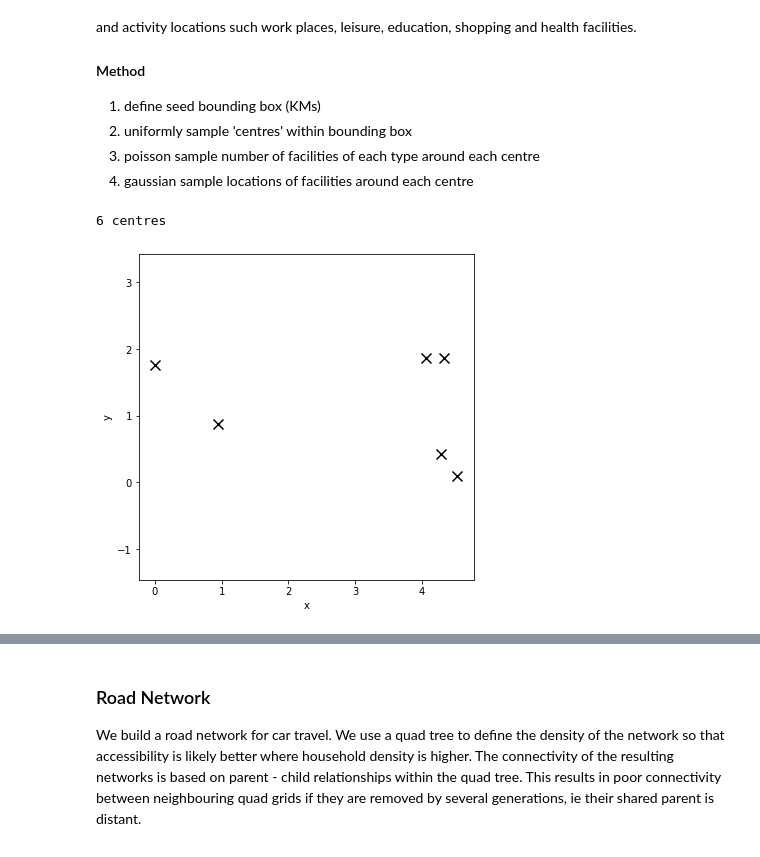
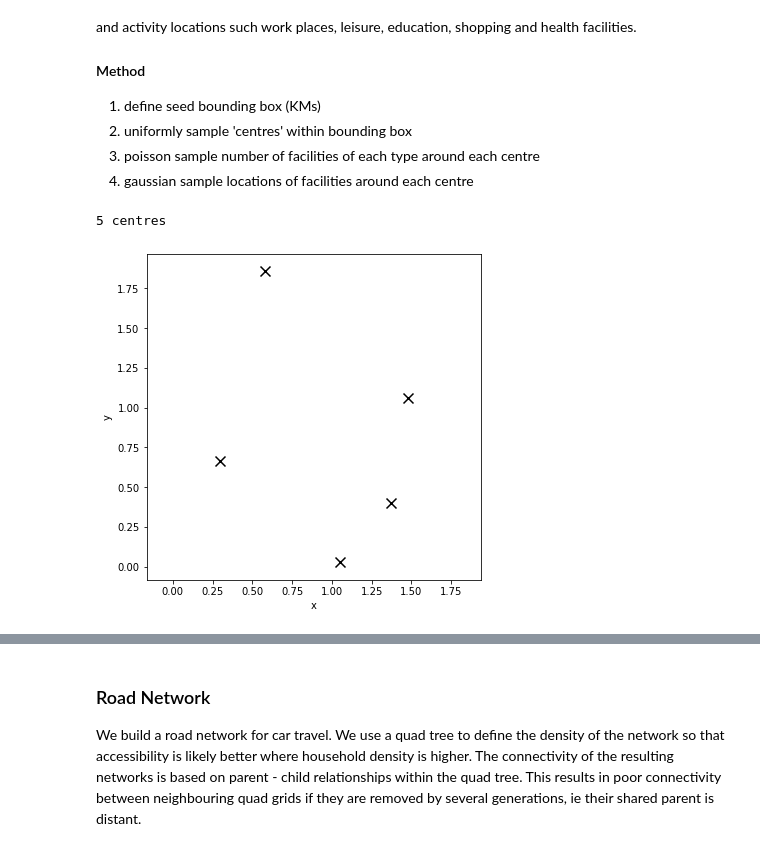
Before and after one commit to fredshone/citychef, a Jupyter notebook: census-and-travel-survey-generation.ipynb, the cells around one changed output, grey strips where cells are left out. Cells and saved outputs as stored; diff of their text form; code cells hidden in the pictures.

```diff
--- a/census-and-travel-survey-generation.ipynb
+++ b/census-and-travel-survey-generation.ipynb
@@ -61,11 +61,11 @@ First we generate the location of various facilities, including households where
 3. poisson sample number of facilities of each type around each centre
 4. gaussian sample locations of facilities around each centre
 # %%
-bbox = np.array([[0,0],[5,5]])  # min x, min y, max x, max y (KMs)
-centres = spatial.Centres(bbox, density = 0.2)
+bbox = np.array([[0,0],[2,2]])  # min x, min y, max x, max y (KMs)
+centres = spatial.Centres(bbox, density = 1)
 centres
 # %% [output]
-6 centres
+5 centres
-[figure, old version]
+[figure, new version]
 # %%
 facilities = {
```
Also changed, not shown: parts of 25 cells of this notebook, 9 other files.
